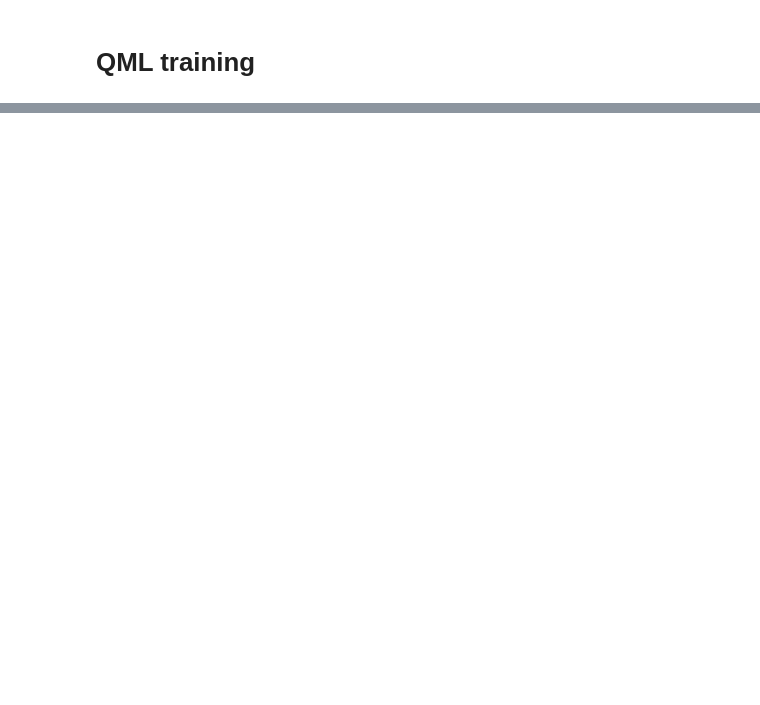
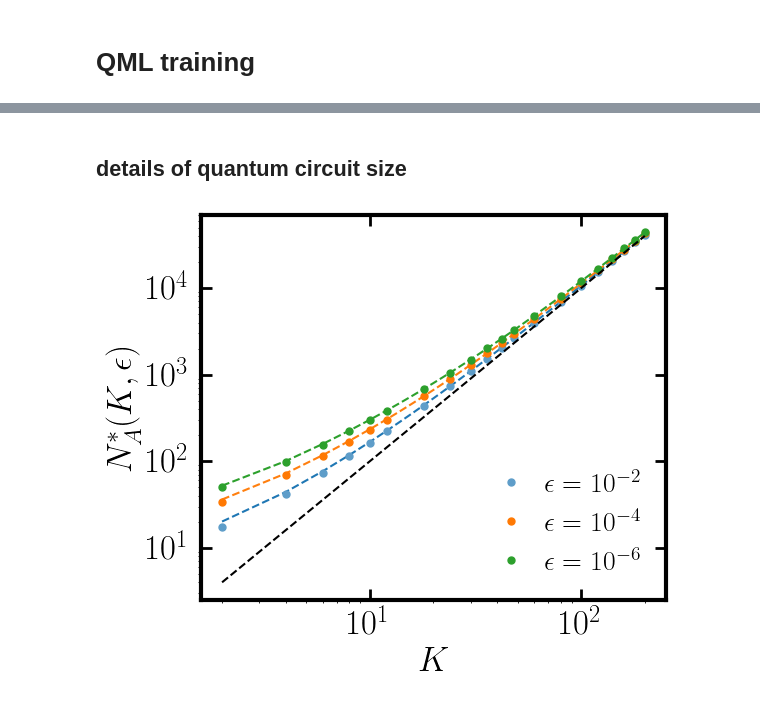
Before and after one commit to bzGit06/HaarQML, a Jupyter notebook: QTM_haar.ipynb, the cells around one changed output, grey strips where cells are left out. Cells and saved outputs as stored; diff of their text form; code cells hidden in the pictures; blank space fills up the shorter version.

```diff
--- a/QTM_haar.ipynb
+++ b/QTM_haar.ipynb
@@ -2333,0 +774,31 @@ plt.subplots_adjust(wspace=0.25, hspace=0.1)
+# %% [markdown]
+## details of quantum circuit size
+# %%
+nc = []
+for i in range(3):
+    each = np.loadtxt(f'data/qVol/turningPoint{2*i}.csv')
+    nc.append(each)
+k = np.hstack((np.arange(2, 52, 2), np.arange(60, 201, 20)))
+idx = list(range(5)) + list(range(5, 26, 3)) + list(range(25, 33))
+
+fig, ax = plt.subplots(figsize=(6, 5))
+c = ['#5E9DC9', '#FF7903', '#2CA02C']
+for i in range(3):
+    x = np.log2(10**(2*i+2))
+    ax.plot(k, 0.5*(k**2+k*x) + 0.5*np.sqrt((k+x)*(4*x + k**2*(k+x))), '--')
+    #ax.plot(k, (k+np.log2(10**(i+2))/2)**2, '--', c=c[i])
+    ax.plot(k[idx], nc[i][idx], 'o', c=c[i], markersize=5,
+        label=r'$\epsilon=10^{-%d}$'%(2*i+2))
+ax.plot(k, k**2, '--', c='k')
+ax.legend(fontsize=20, handletextpad=0.2, framealpha=0, loc='lower right')
+ax.set_yscale('log')
+ax.set_xscale('log')
+ax.set_xlabel(r'$K$')
+ax.set_ylabel(r'$N_A^*(K, \epsilon)$')
+ax.tick_params(direction='in', right='on', top='on', length=8, width=2, pad=8)
+
+plt.savefig('figures/turningPoint.pdf', bbox_inches='tight')
+plt.show()
+plt.close()
+# %% [output]
+[figure, added]
```
Also changed, not shown: parts of 130 cells of this notebook, 4 other files.
